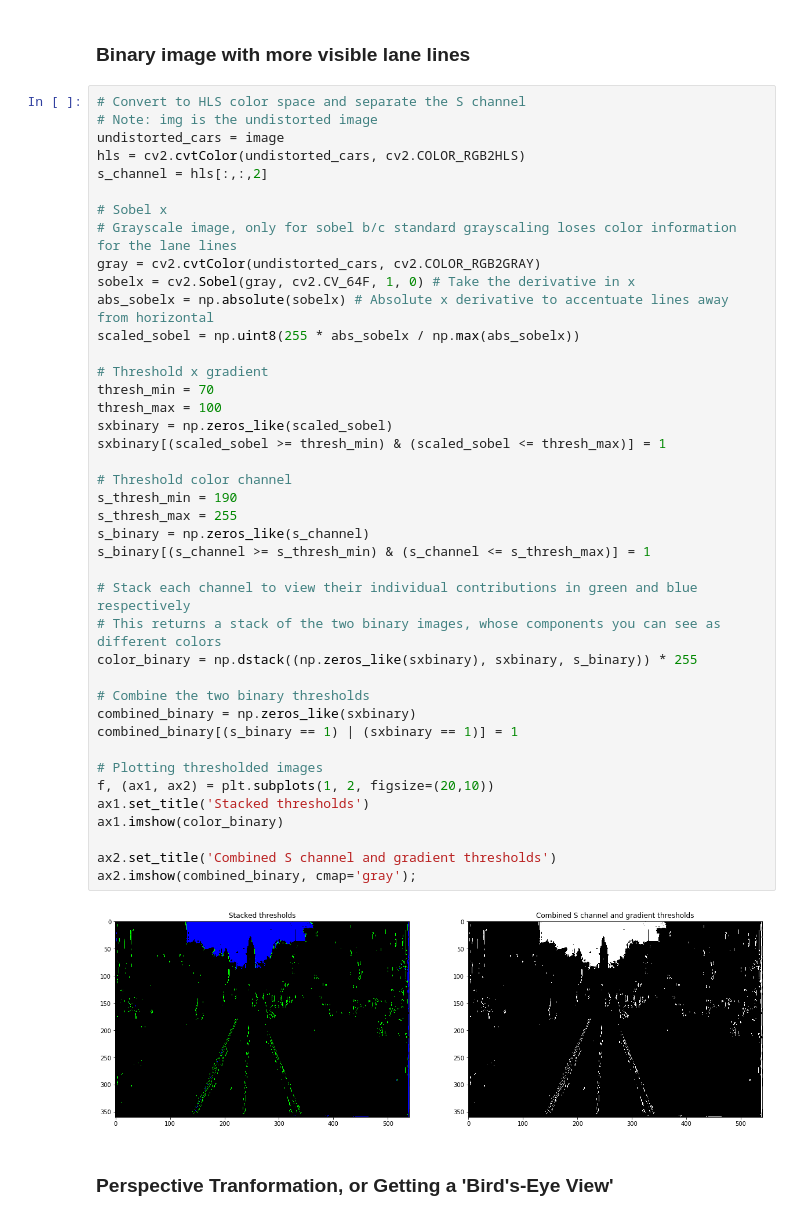
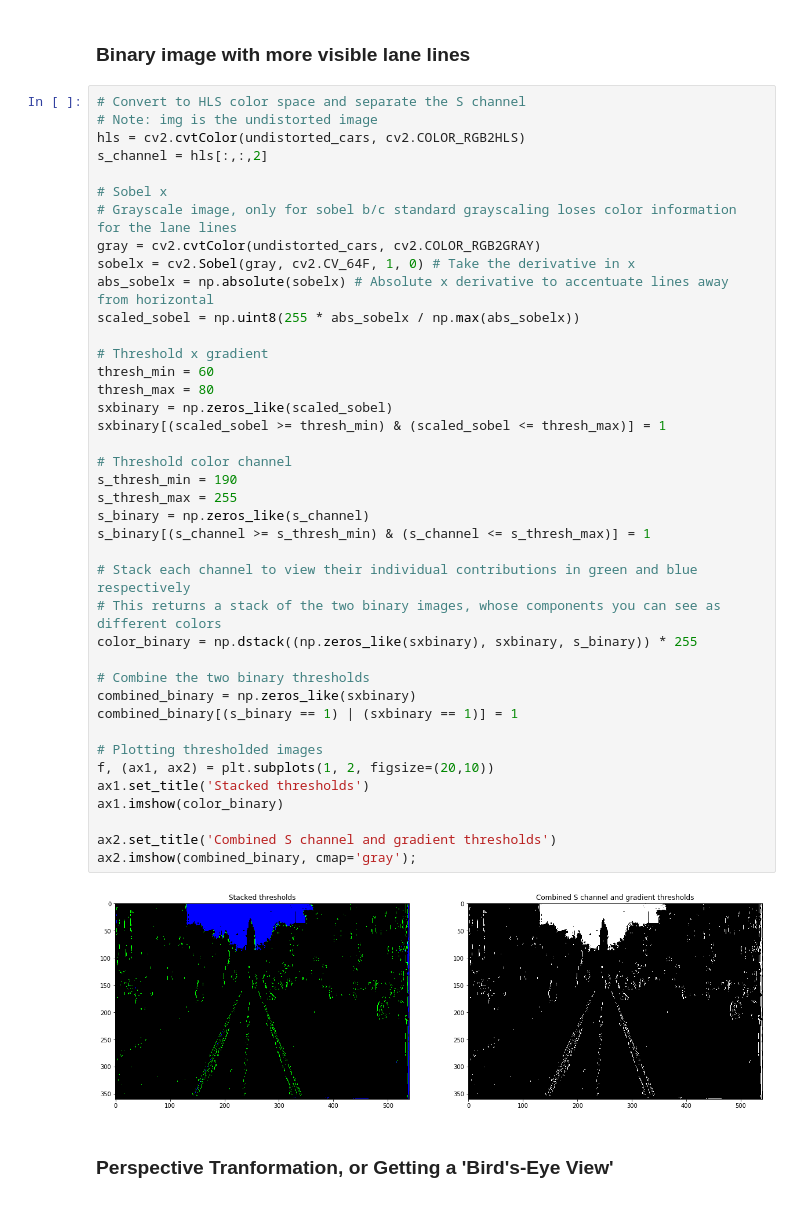
Before and after one commit to ssimontacchi/1906-Traffic-Patterns-Market-St-SF, a Jupyter notebook: mapping_market.ipynb, the cells around one changed output. Saved outputs shown, nothing was run; the diff lists cells and outputs as text.

```diff
--- a/mapping_market.ipynb
+++ b/mapping_market.ipynb
@@ -110,7 +110,6 @@ plt.show()
 # %%
 # Convert to HLS color space and separate the S channel
 # Note: img is the undistorted image
-undistorted_cars = image
 hls = cv2.cvtColor(undistorted_cars, cv2.COLOR_RGB2HLS)
 s_channel = hls[:,:,2]
 
@@ -120,36 +119,36 @@ gray = cv2.cvtColor(undistorted_cars, cv2.COLOR_RGB2GRAY)
 sobelx = cv2.Sobel(gray, cv2.CV_64F, 1, 0) # Take the derivative in x
 abs_sobelx = np.absolute(sobelx) # Absolute x derivative to accentuate lines away from horizontal
 scaled_sobel = np.uint8(255 * abs_sobelx / np.max(abs_sobelx))
 
 # Threshold x gradient
-thresh_min = 70
-thresh_max = 100
+thresh_min = 60
+thresh_max = 80
 sxbinary = np.zeros_like(scaled_sobel)
 sxbinary[(scaled_sobel >= thresh_min) & (scaled_sobel <= thresh_max)] = 1
 
 # Threshold color channel
 s_thresh_min = 190
 s_thresh_max = 255
 s_binary = np.zeros_like(s_channel)
 s_binary[(s_channel >= s_thresh_min) & (s_channel <= s_thresh_max)] = 1
 
 # Stack each channel to view their individual contributions in green and blue respectively
 # This returns a stack of the two binary images, whose components you can see as different colors
 color_binary = np.dstack((np.zeros_like(sxbinary), sxbinary, s_binary)) * 255
 
 # Combine the two binary thresholds
 combined_binary = np.zeros_like(sxbinary)
 combined_binary[(s_binary == 1) | (sxbinary == 1)] = 1
 
 # Plotting thresholded images
 f, (ax1, ax2) = plt.subplots(1, 2, figsize=(20,10))
 ax1.set_title('Stacked thresholds')
 ax1.imshow(color_binary)
 
 ax2.set_title('Combined S channel and gradient thresholds')
 ax2.imshow(combined_binary, cmap='gray');
 # %% [output]
-[figure, old version]
+[figure, new version]
 # %% [markdown]
 ### Perspective Tranformation, or Getting a 'Bird's-Eye View'
 # %%
```
Also changed, not shown: parts of 4 cells of this notebook.
